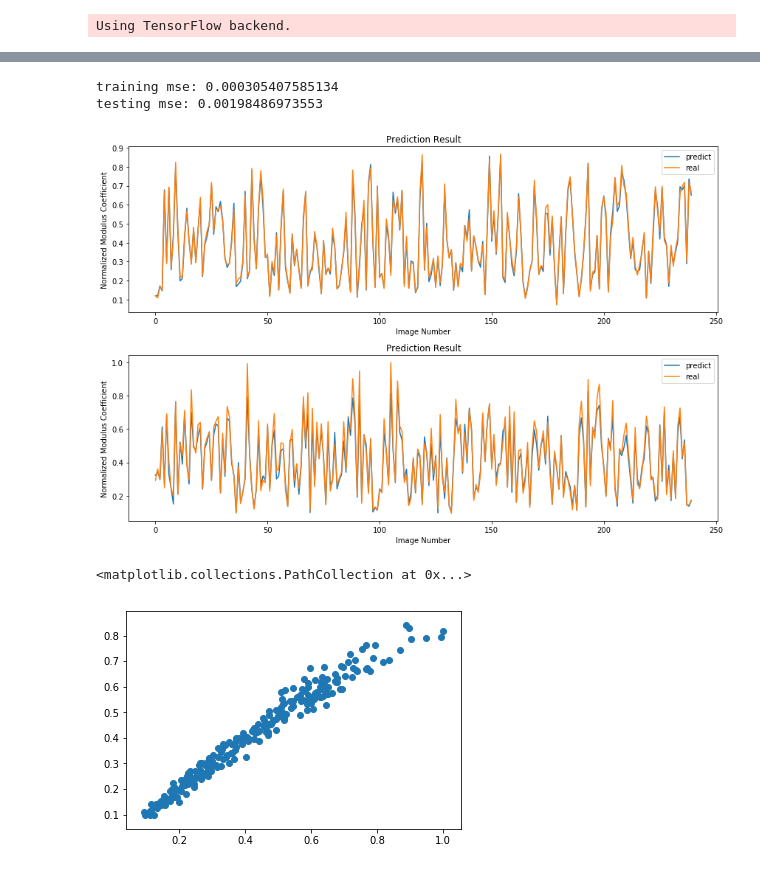
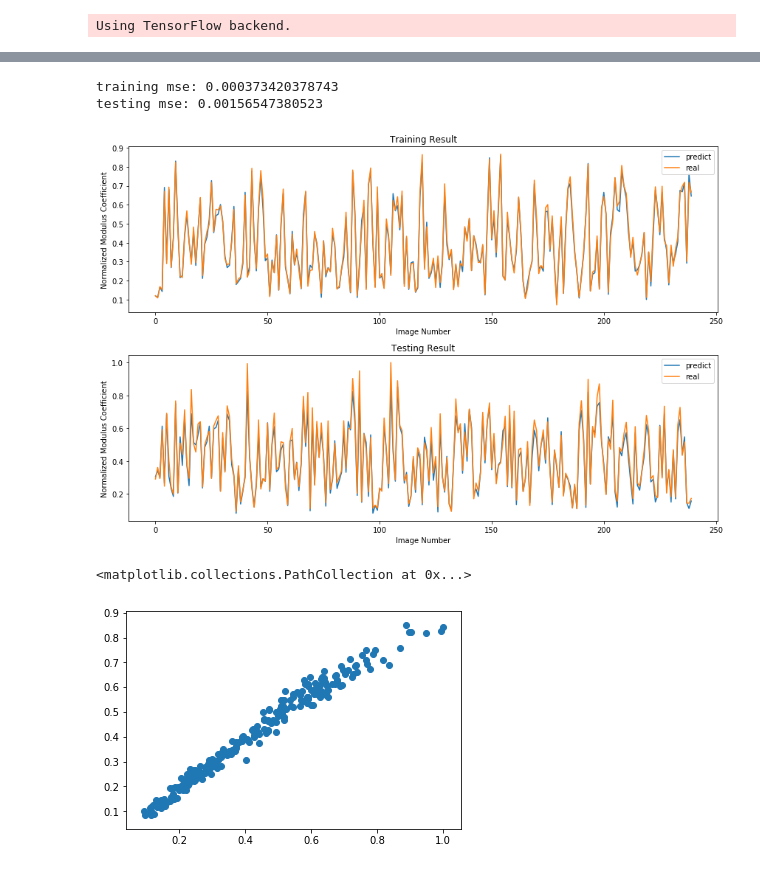
Before and after one commit to aurorlhc/property_test, a Jupyter notebook: CNN_Generated_Images_keras.ipynb, the cells around one changed output, grey strips where cells are left out. Cells and saved outputs as stored; diff of their text form; code cells hidden in the pictures.

```diff
--- a/CNN_Generated_Images_keras.ipynb
+++ b/CNN_Generated_Images_keras.ipynb
@@ -91,53 +94,30 @@ X_train shape: (1000, 128, 128, 1)
 
 model = Sequential()
 
-model.add(Convolution2D(24, (6, 6), padding='same', input_shape=input_shape))
-#model.add(BatchNormalization(axis=3))
+model.add(Convolution2D(24, (3, 3), padding='same', input_shape=input_shape))
+model.add(Activation('relu'))
+model.add(Convolution2D(24, (3, 3), padding='same'))
 model.add(Activation('relu'))
 model.add(MaxPooling2D(pool_size=pool_size))
-# model.add(Dropout(0.25))
+
 
 model.add(Convolution2D(48, (3, 3), padding='same'))
-#model.add(BatchNormalization(axis=3))
 model.add(Activation('relu'))
 model.add(MaxPooling2D(pool_size=pool_size))
-# model.add(Dropout(0.25))
 
 
 model.add(Convolution2D(96, (3, 3), padding='same'))
-#model.add(BatchNormalization(axis=3))
 model.add(Activation('relu'))
-
-
 model.add(Convolution2D(96, (3, 3), padding='same'))
-#model.add(BatchNormalization(axis=3))
 model.add(Activation('relu'))
 model.add(MaxPooling2D(pool_size=pool_size))
-# model.add(Dropout(0.25))
 
 
 model.add(Convolution2D(128, (3, 3), padding='same'))
-#model.add(BatchNormalization(axis=3))
 model.add(Activation('relu'))
-# model.add(MaxPooling2D(pool_size=pool_size))
-# model.add(Dropout(0.25))
-
-
 model.add(Convolution2D(128, (3, 3), padding='same'))
-#model.add(BatchNormalization(axis=3))
 model.add(Activation('relu'))
 model.add(MaxPooling2D(pool_size=pool_size))
-# model.add(Dropout(0.25))
-
-
-"""
-#Training result was worse with this layer...complex network led to overfitting...need to fine tune the framework
-model.add(Convolution2D(128, (3, 3), padding='same'))
-#model.add(BatchNormalization(axis=3))
-model.add(Activation('elu'))
-model.add(MaxPooling2D(pool_size=pool_size))
-model.add(Dropout(0.25))
-"""
 
 
 model.add(Flatten())
@@ -200,41 +180,42 @@ x=[]
 num = 240
 for i in range(num):
     x.append(i)
 
 fig = plt.figure(figsize=(12,8))
 ax1=fig.add_subplot(2,1,1)
 
 train_pred=model.predict(X_train)
 print('training mse:', mean_squared_error(Y_train, train_pred))
 
 ax1.plot(x,train_pred[0:num], label='predict')
 ax1.plot(x,Y_train[0:num],label='real')
 plt.legend()
-ax1.set_title('Prediction Result')
+ax1.set_title('Training Result')
 ax1.set_xlabel('Image Number')
 ax1.set_ylabel('Normalized Modulus Coefficient')
 
 
 ax2=fig.add_subplot(2,1,2)
 
 test_pred=model.predict(X_test)
 print('testing mse:', mean_squared_error(Y_test, test_pred))
 
 ax2.plot(x,test_pred[0:num], label='predict')
 ax2.plot(x,Y_test[0:num],label='real')
 plt.legend()
-ax2.set_title('Prediction Result')
+ax2.set_title('Testing Result')
 ax2.set_xlabel('Image Number')
 ax2.set_ylabel('Normalized Modulus Coefficient')
 
 plt.tight_layout()
+plt.savefig('latent_space_result.png',dpi=400)
 # %% [output]
-training mse: 0.000305407585134
-testing mse: 0.00198486973553
+training mse: 0.000373420378743
+testing mse: 0.00156547380523
-[figure, old version]
+[figure, new version]
 # %%
 plt.scatter(Y_test.reshape(-1),test_pred)
 # %% [output]
 <matplotlib.collections.PathCollection at 0x...>
-[figure, old version]
+[figure, new version]
 # %%
```
Also changed, not shown: parts of 4 cells of this notebook, 3 other files.
